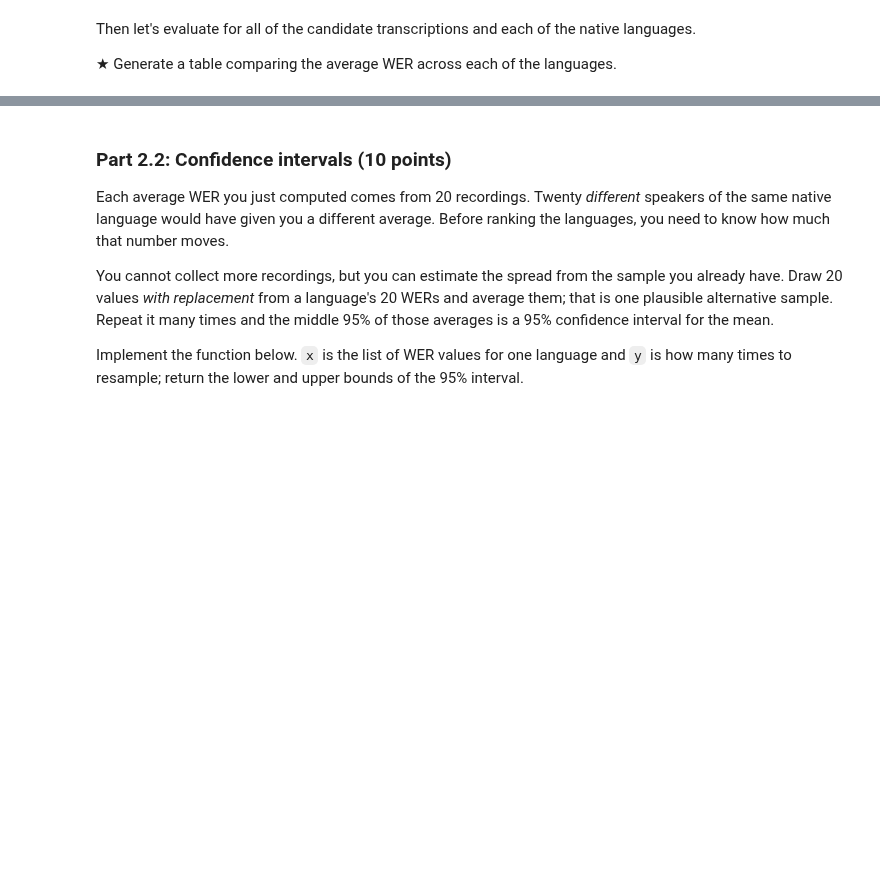
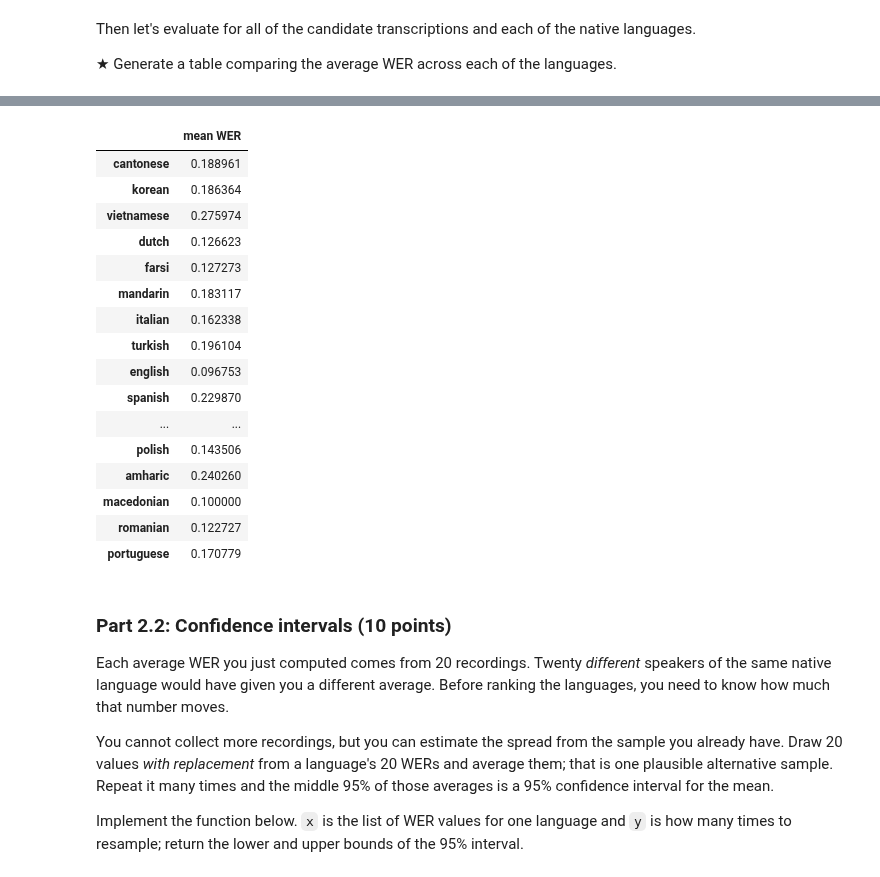
Before and after one commit to B03C9DED28E4/Audio-Tutorial-EECS183A-Fall-25, a Jupyter notebook: HW1.ipynb, the cells around one changed output, grey strips where cells are left out. Saved outputs shown, nothing was run; the diff lists cells and outputs as text; code cells hidden in the pictures; blank space fills up the shorter version.

```diff
--- a/HW1.ipynb
+++ b/HW1.ipynb
@@ -800,3 +811,5 @@ for language, transcripts in transcriptions.items():
 save_results(language_wers, "results/language_wers.json")
 
 # TODO: Scratch space for computing average WER and generating a table to compare across native languages.
+pd.DataFrame.from_dict({k: np.mean(language_wers[k]) for k in language_wers}, orient="index", columns=["mean WER"])
+# %% [output]
@@ -803,3 +818,20 @@ save_results(language_wers, "results/language_wers.json")
+|  | mean WER |
+| cantonese | 0.188961 |
+| korean | 0.186364 |
+| vietnamese | 0.275974 |
+| dutch | 0.126623 |
+| farsi | 0.127273 |
+| mandarin | 0.183117 |
+| italian | 0.162338 |
+| turkish | 0.196104 |
+| english | 0.096753 |
+| spanish | 0.229870 |
+| ... | ... |
+| polish | 0.143506 |
+| amharic | 0.240260 |
+| macedonian | 0.100000 |
+| romanian | 0.122727 |
+| portuguese | 0.170779 |
 # %% [markdown]
 ### Part 2.2: Confidence intervals (10 points)
 
```
Also changed, not shown: parts of 9 cells of this notebook.
